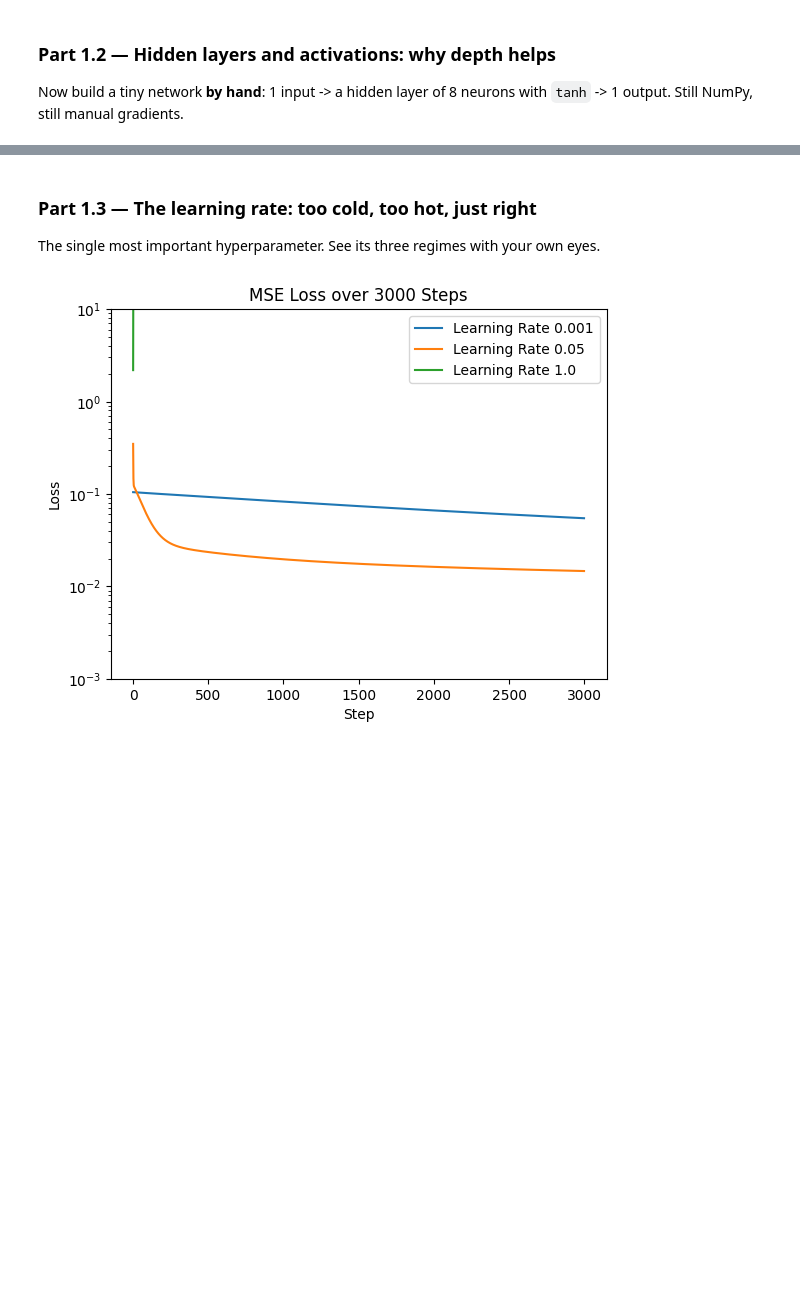
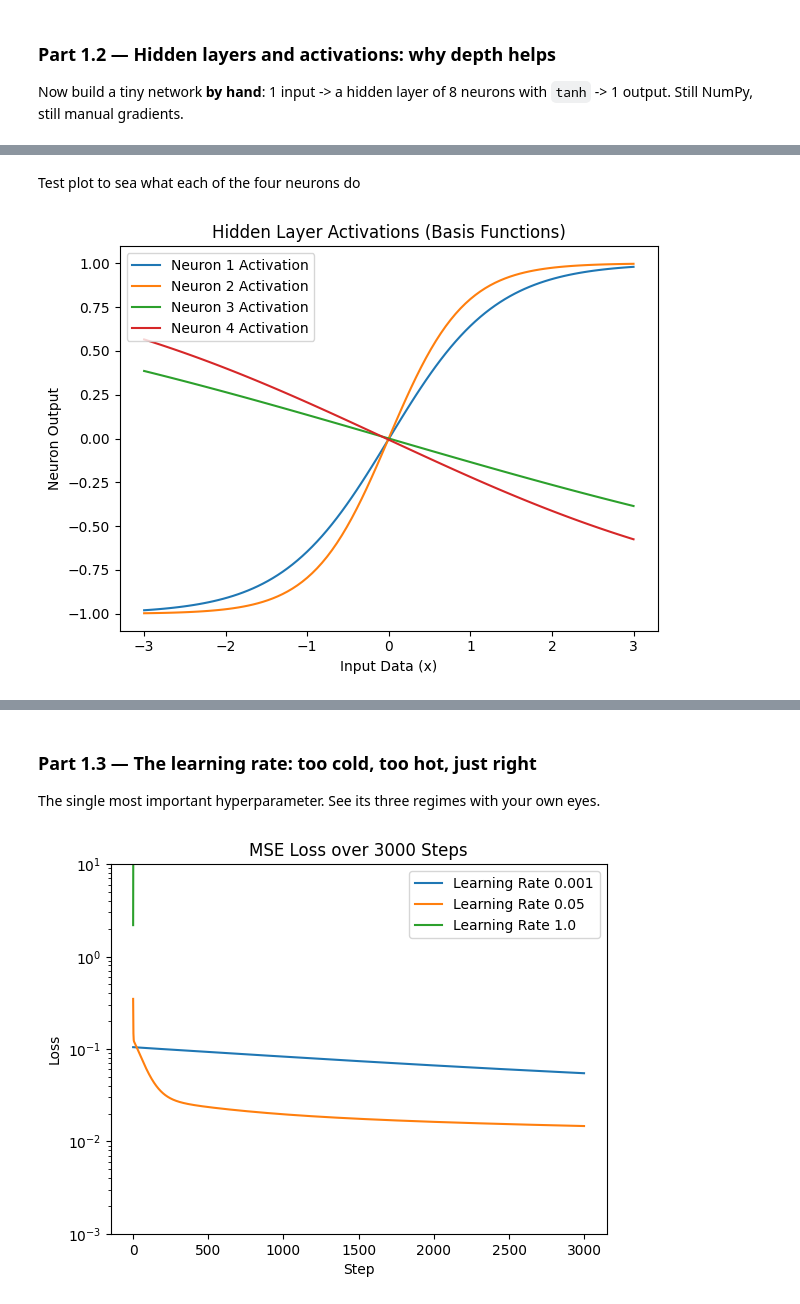
Before and after one commit to avatarmongacancode34/lab-3, a Jupyter notebook: Lab_3.ipynb, the cells around one changed output, grey strips where cells are left out. Saved outputs shown, nothing was run; the diff lists cells and outputs as text; code cells hidden in the pictures; blank space fills up the shorter version.

```diff
--- a/Lab_3.ipynb
+++ b/Lab_3.ipynb
@@ -307,0 +262,15 @@ plt.show()
+# %% [markdown]
+Test plot to sea what each of the four neurons do
+# %%
+for i in range(4):
+
+    plt.plot(x, h[:, i], label=f'Neuron {i+1} Activation')
+
+plt.title("Hidden Layer Activations (Basis Functions)")
+plt.xlabel("Input Data (x)")
+plt.ylabel("Neuron Output")
+plt.legend()
+plt.tight_layout()
+plt.show()
+# %% [output]
+[figure, added]
```
Also changed, not shown: parts of 5 cells of this notebook.
